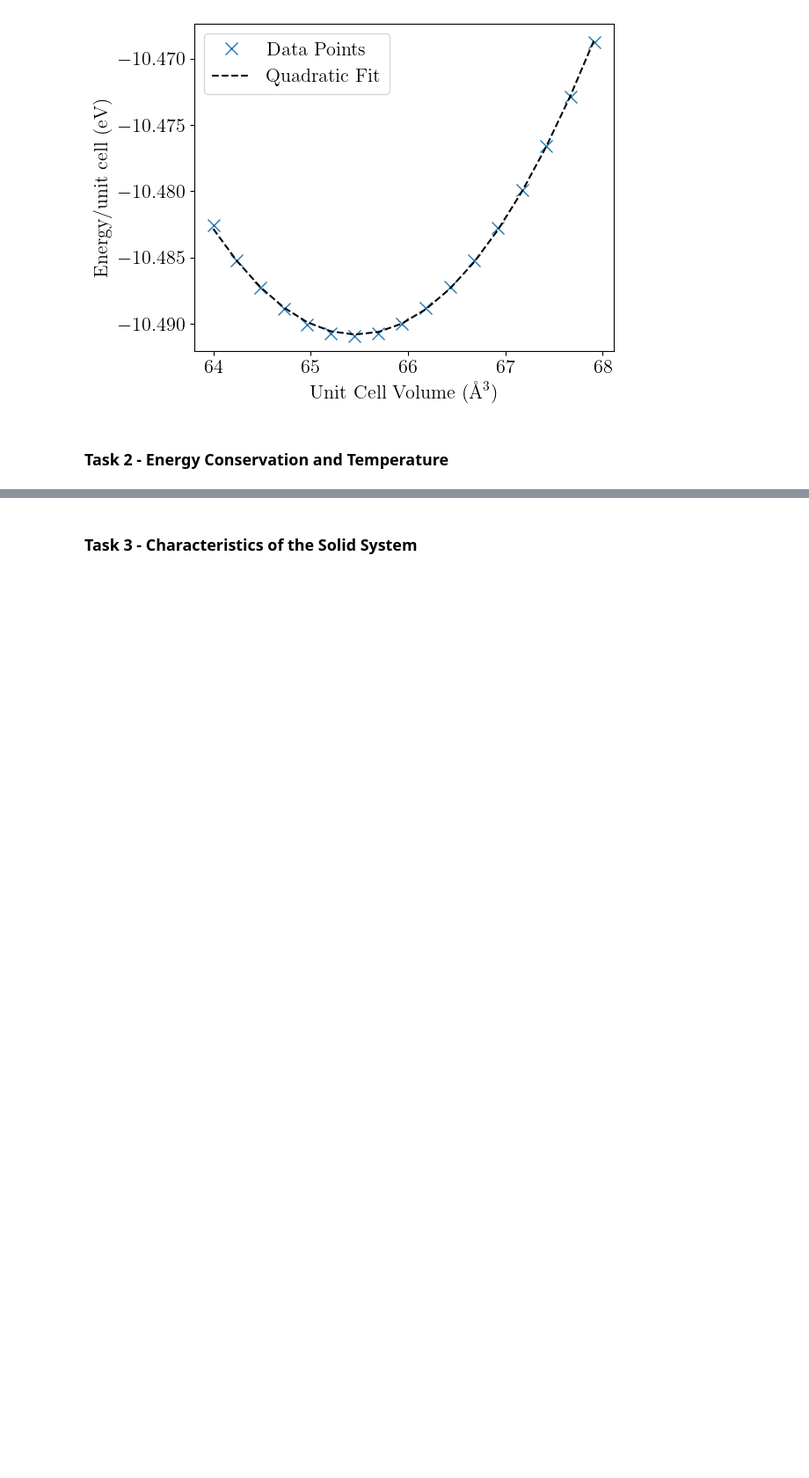
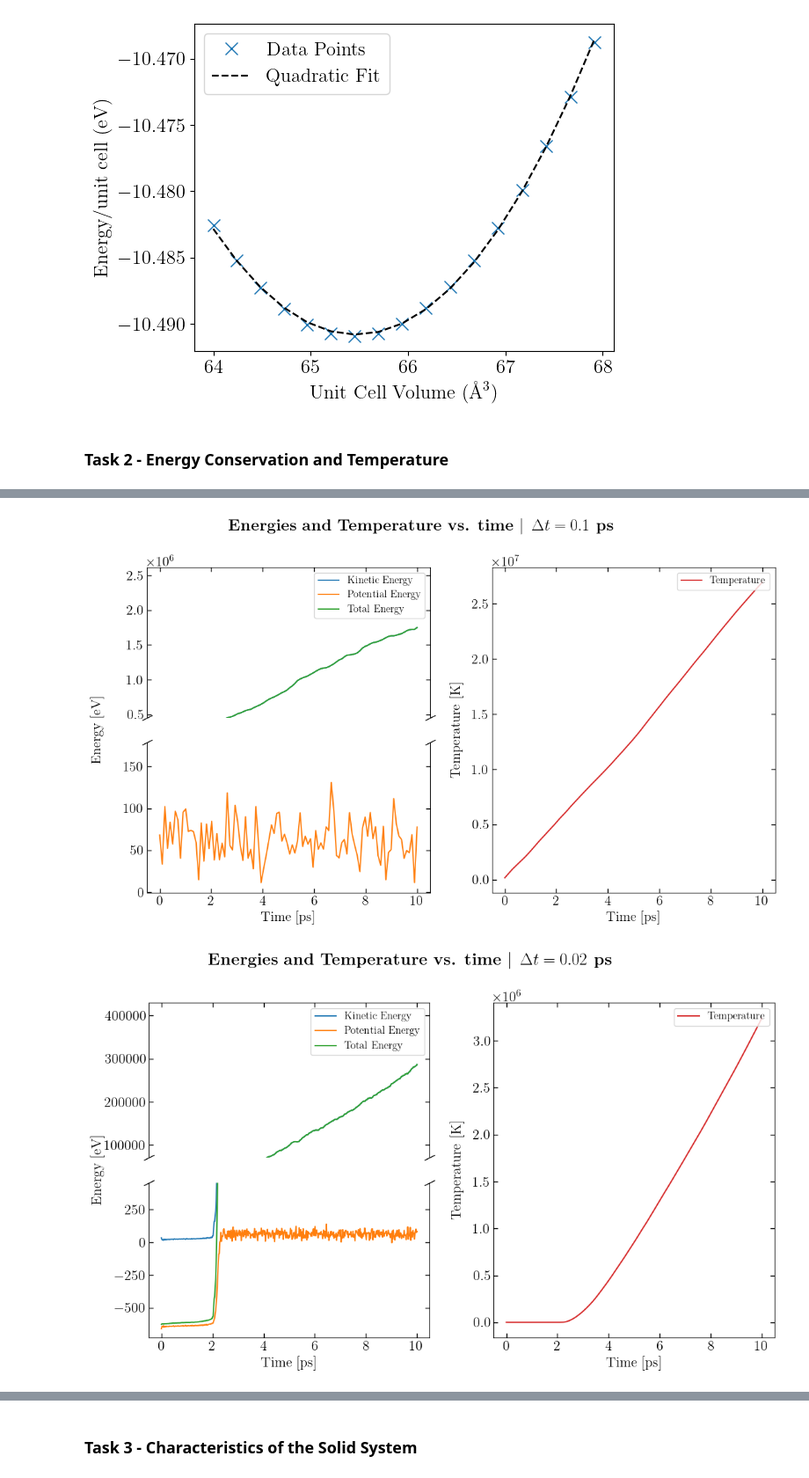
Before and after one commit to stommen/fka122-homeworks, a Jupyter notebook: H1/analyzer.ipynb, the cells around one changed output, grey strips where cells are left out. Shown: that part at 88% size. Cells and saved outputs as stored; diff of their text form; code cells hidden in the pictures; blank space fills up the shorter version.

```diff
--- a/H1/analyzer.ipynb
+++ b/H1/analyzer.ipynb
@@ -122,0 +245,13 @@ plot_data_task_2(data_0001, its_0001, t_max_0001, delta_t_0001)
+# %%
+t_max = 10
+its_eq = 0
+data_01, its_01, t_max_01, delta_t_01, _ = read_data(0.1, t_max/0.1, 0, 2)
+data_005, its_005, t_max_005, delta_t_005, _ = read_data(0.02, t_max/0.02, 0, 2)
+data_0001, its_0001, t_max_0001, delta_t_0001, _ = read_data(0.001, t_max/0.001, 0, 2)
+
+plot_T_E(data_01, its_01, t_max_01, delta_t_01)
+plot_T_E(data_005, its_005, t_max_005, delta_t_005)
+plot_T_E(data_0001, its_0001, t_max_0001, delta_t_0001)
+# %% [output]
+[figure, added]
+[figure, added]
```
Also changed, not shown: parts of 8 cells of this notebook.
